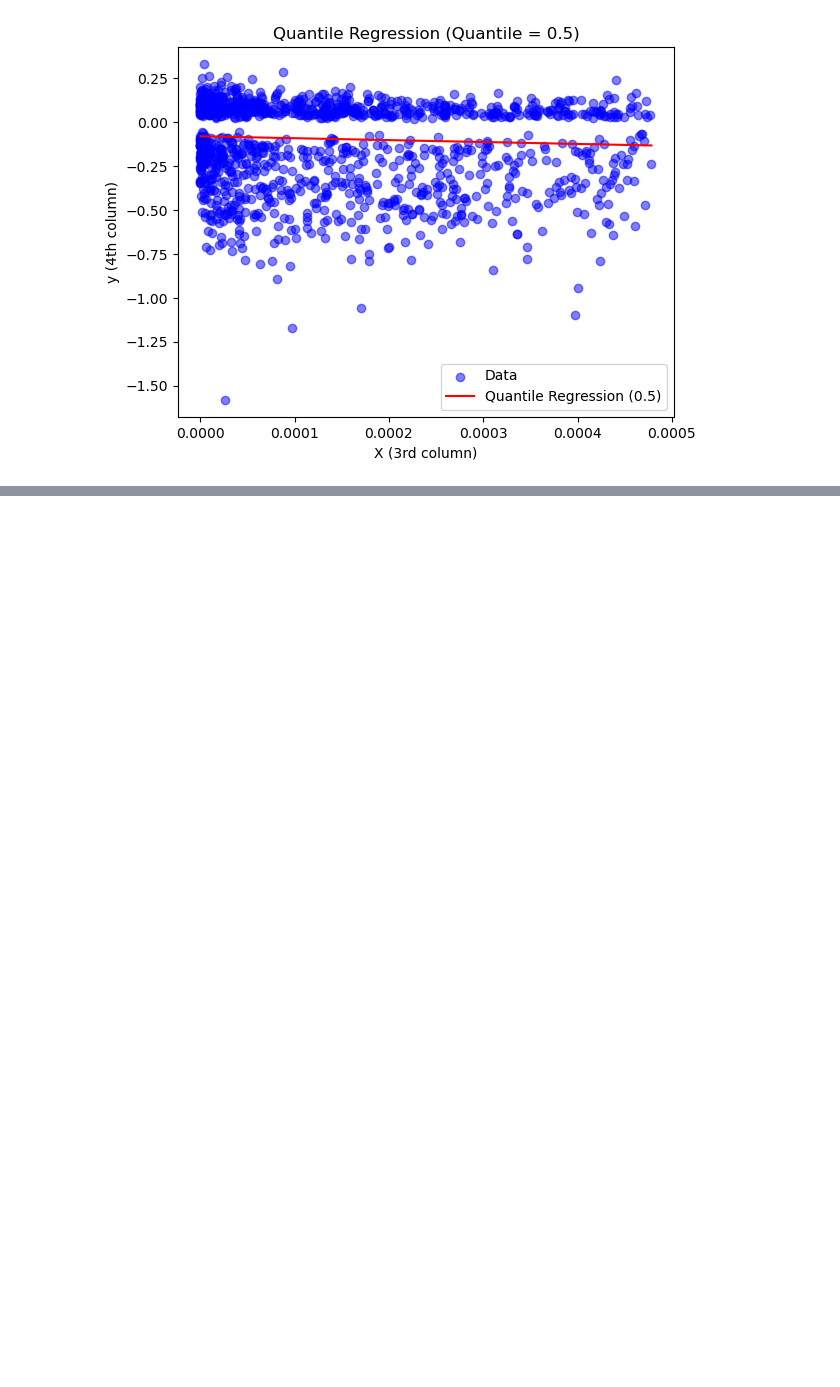
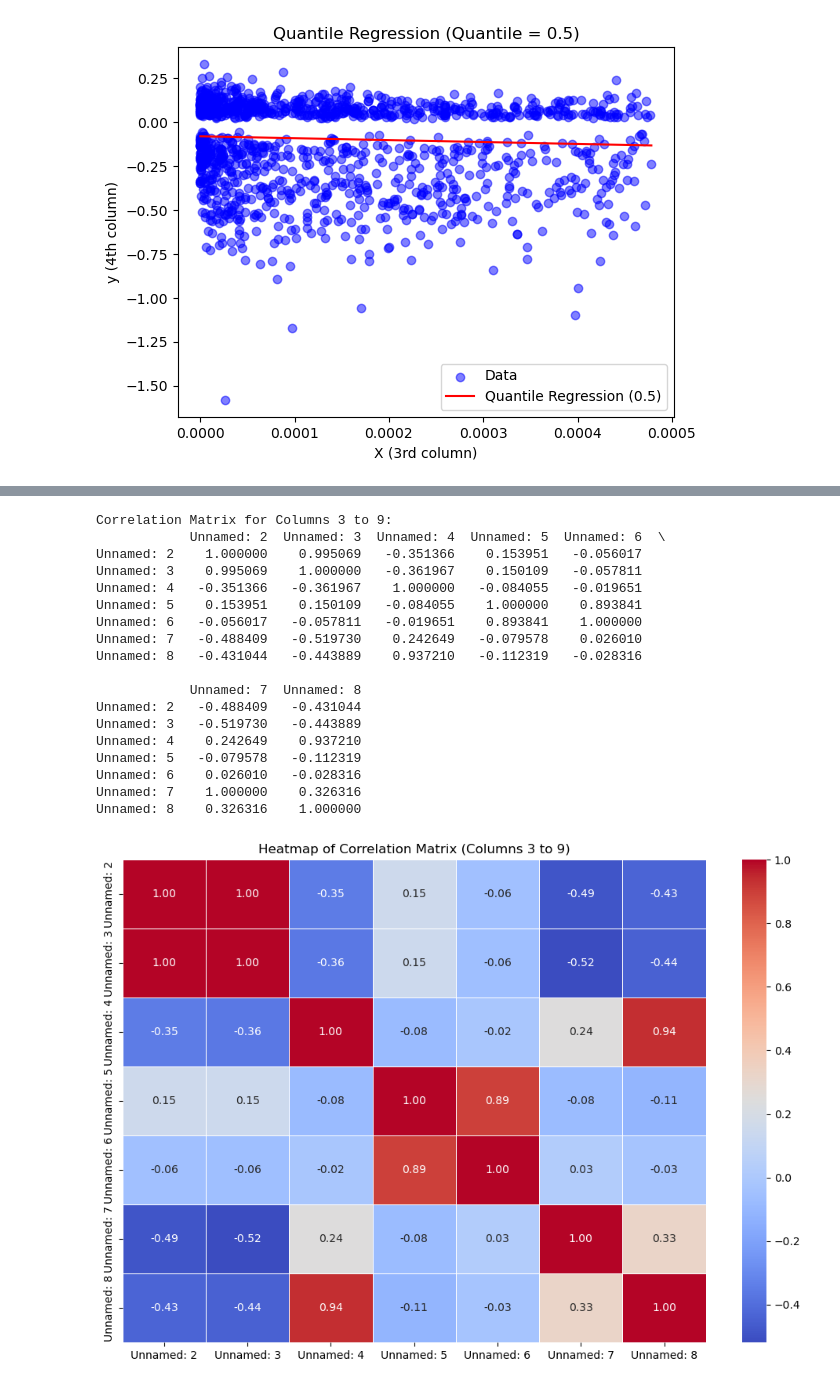
Before and after one commit to eternalshash/Research.IIT, a Jupyter notebook: s.choudhryS1/Model(s)s7.ipynb, the cells around one changed output, grey strips where cells are left out. Saved outputs shown, nothing was run; the diff lists cells and outputs as text; code cells hidden in the pictures; blank space fills up the shorter version.

```diff
--- a/s.choudhryS1/Model(s)s7.ipynb
+++ b/s.choudhryS1/Model(s)s7.ipynb
@@ -664,0 +650,45 @@ ValueError: X_clean or y_clean is empty. Please check the data preprocessing ste
+# %%
+csvfilePath = '/Users/schoudhry/Desktop/Supplementary Tables S7 - S7.csv'
+data = pd.read_csv(csvfilePath)
+
+# Drop missing or null values
+data_clean = data.dropna()
+
+# Ensure columns 3 to 9 are numeric and handle any non-convertible values
+selected_columns = data_clean.iloc[:, 2:9].apply(pd.to_numeric, errors='coerce')
+
+# Drop rows where there are NaN values after conversion
+selected_columns = selected_columns.dropna()
+
+# Correlation matrix
+corr_matrix = selected_columns.corr()
+
+# Display the correlation matrix
+print("Correlation Matrix for Columns 3 to 9:")
+print(corr_matrix)
+
+# Plot a heatmap of the correlation matrix
+plt.figure(figsize=(12, 8))
+sns.heatmap(corr_matrix, annot=True, cmap='coolwarm', fmt=".2f", linewidths=0.5)
+plt.title('Heatmap of Correlation Matrix (Columns 3 to 9)')
+plt.show()
+# %% [output]
+Correlation Matrix for Columns 3 to 9:
+            Unnamed: 2  Unnamed: 3  Unnamed: 4  Unnamed: 5  Unnamed: 6  \
+Unnamed: 2    1.000000    0.995069   -0.351366    0.153951   -0.056017
+Unnamed: 3    0.995069    1.000000   -0.361967    0.150109   -0.057811
+Unnamed: 4   -0.351366   -0.361967    1.000000   -0.084055   -0.019651
+Unnamed: 5    0.153951    0.150109   -0.084055    1.000000    0.893841
+Unnamed: 6   -0.056017   -0.057811   -0.019651    0.893841    1.000000
+Unnamed: 7   -0.488409   -0.519730    0.242649   -0.079578    0.026010
+Unnamed: 8   -0.431044   -0.443889    0.937210   -0.112319   -0.028316
+
+            Unnamed: 7  Unnamed: 8
+Unnamed: 2   -0.488409   -0.431044
+Unnamed: 3   -0.519730   -0.443889
+Unnamed: 4    0.242649    0.937210
+Unnamed: 5   -0.079578   -0.112319
+Unnamed: 6    0.026010   -0.028316
+Unnamed: 7    1.000000    0.326316
+Unnamed: 8    0.326316    1.000000
+[figure, added]
```
Also changed, not shown: parts of 3 cells of this notebook.
